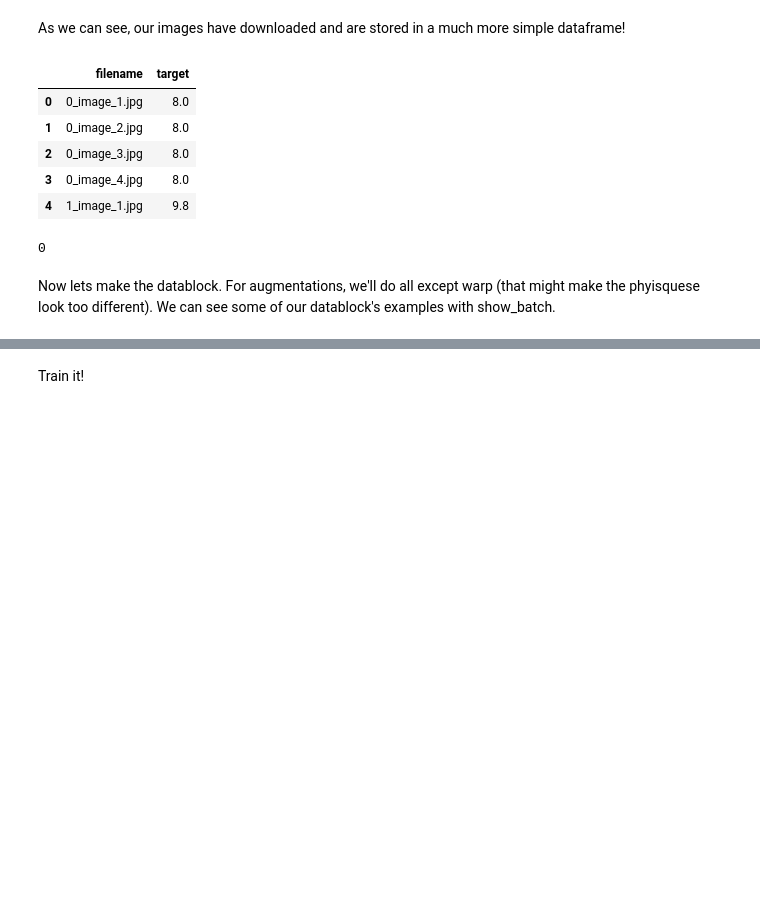
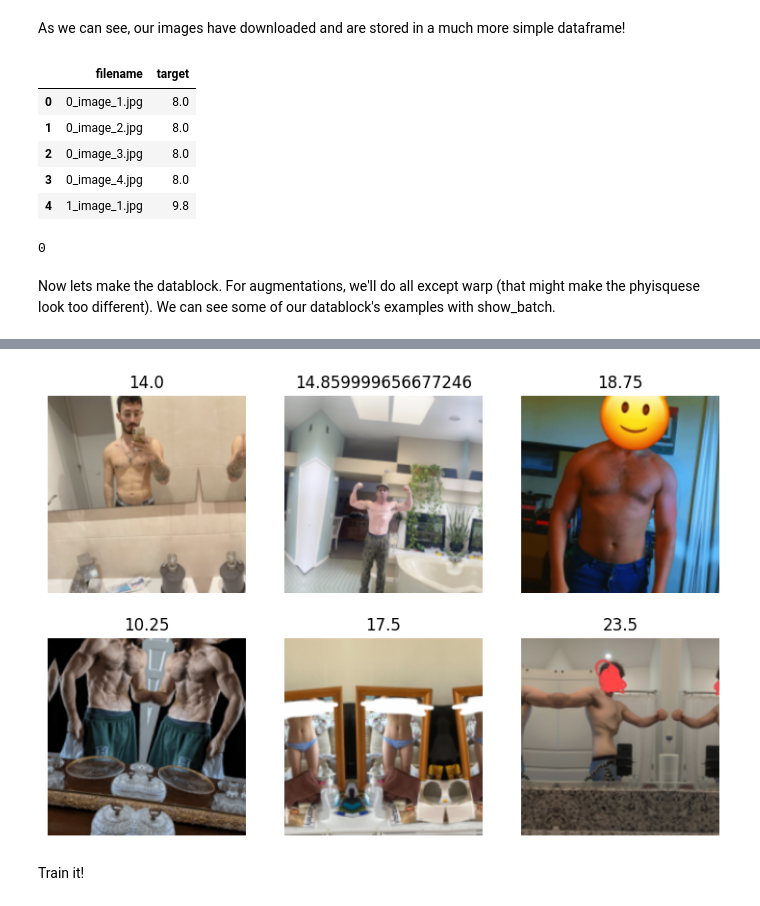
Before and after one commit to kalandjl/LeanAI, a Jupyter notebook: core/leanai-model.ipynb, the cells around one changed output, grey strips where cells are left out. Cells and saved outputs as stored; diff of their text form; code cells hidden in the pictures; blank space fills up the shorter version.

```diff
--- a/core/leanai-model.ipynb
+++ b/core/leanai-model.ipynb
@@ -153,0 +121,81 @@ dls.train.show_batch(max_n=6)
+# %%
+label_dict = dict(zip(df_labels['filename'], df_labels['target']))
+
+
+initial_nan_labels_count = df_labels['target'].isna().sum()
+if initial_nan_labels_count > 0:
+    print(f"DEBUG: Found {initial_nan_labels_count} NaN values in 'target' column. Dropping rows with NaN targets.")
+    df_labels.dropna(subset=['target'], inplace=True)
+    # Recreate label_dict after dropping NaNs
+    label_dict = dict(zip(df_labels['filename'], df_labels['target']))
+    print(f"DEBUG: label_dict re-created with {len(label_dict)} entries after dropping NaNs.")
+else:
+    print("DEBUG: No NaN values found in 'target' column (good).")
+
+path = Path('images')
+print(f"DEBUG: Image path set to: {path}")
+
+all_image_files = get_image_files(path)
+print(f"DEBUG: Total image files found by get_image_files: {len(all_image_files)}")
+
+processable_image_files = [f for f in all_image_files if f.name in label_dict]
+print(f"DEBUG: Processable image files (with matching labels): {len(processable_image_files)}")
+
+if len(processable_image_files) == 0:
+
+    print("CERROR: No processable image files found (no images match labels or vice-versa).")
+
+    if all_image_files and label_dict:
+
+        print(f"  Sample image file: {all_image_files[0].name}")
+        print(f"  Sample label key: {next(iter(label_dict.keys()))}")
+
+        if all_image_files[0].name not in label_dict and all_image_files[0].name.split('.')[0] in [k.split('.')[0] for k in label_dict.keys()]:
+            print(" Filename extensions might differ between image files and label keys.")
+
+    raise ValueError("Cannot create DataLoaders: No matching image files and labels.")
+
+
+def get_y_func(fn):
+    key = fn.name
+    if key not in label_dict:
+        print(f"DEBUG ERROR: Label not found for: {key} during get_y_func call. This should not happen if pre-filtered.")
+        raise ValueError(f"Label not found for: {key}")
+    return label_dict[key]
+
+item_tfms = Resize(192, method="pad")
+
+batch_tfms = aug_transforms(
+    do_flip=True,
+    max_rotate=10,
+    max_zoom=1.1,
+    max_lighting=0.3,
+    max_warp=0.,
+    p_affine=0.75,
+    p_lighting=0.75
+)
+
+dblock = DataBlock(
+    blocks=(ImageBlock, RegressionBlock),
+    get_items=lambda _: processable_image_files, # Lambda needed as DataBlock expects a function
+    splitter=RandomSplitter(valid_pct=0.2, seed=42),
+    get_y=get_y_func,
+    item_tfms=item_tfms,
+    batch_tfms=batch_tfms,
+    n_inp=1
+)
+
+print("DEBUG: Attempting to create DataLoaders...")
+try:
+    dls = dblock.dataloaders(path, bs=32)
+    print("DEBUG: DataLoaders created successfully.")
+    print(f"DEBUG: Number of training batches: {len(dls.train)}")
+    print(f"DEBUG: Number of validation batches: {len(dls.valid)}")
+except Exception as e:
+    print(f"CRITICAL ERROR: Failed to create DataLoaders: {e}")
+    print("  Common causes: empty dataset, invalid data types during transformation.")
+    raise
+
+dls.train.show_batch(max_n=6)
+print("DEBUG: show_batch completed.")
+# %% [output]
@@ -154,3 +211,4 @@ dls.train.show_batch(max_n=6)
+[figure, added]
 # %% [markdown]
 Train it!
 # %%
```
Also changed, not shown: parts of 11 cells of this notebook, 2 other files.
